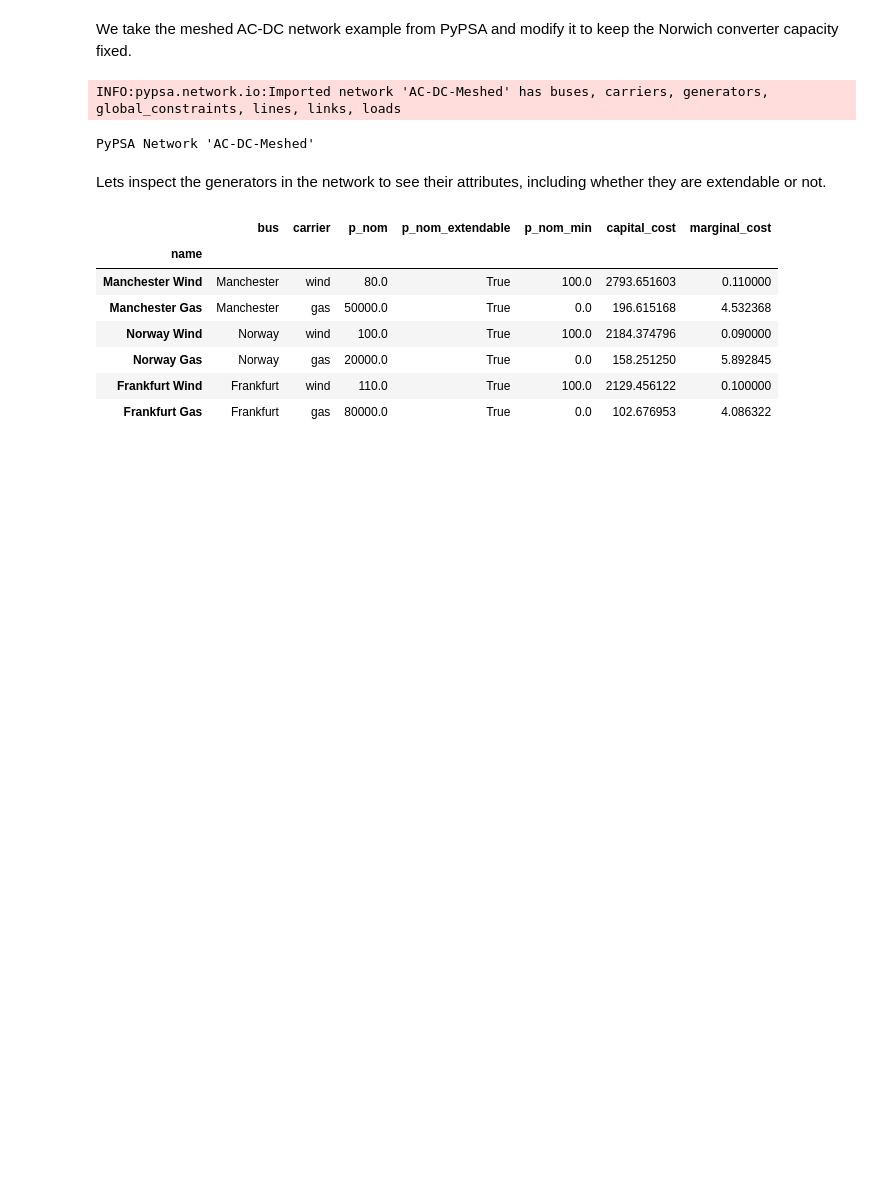
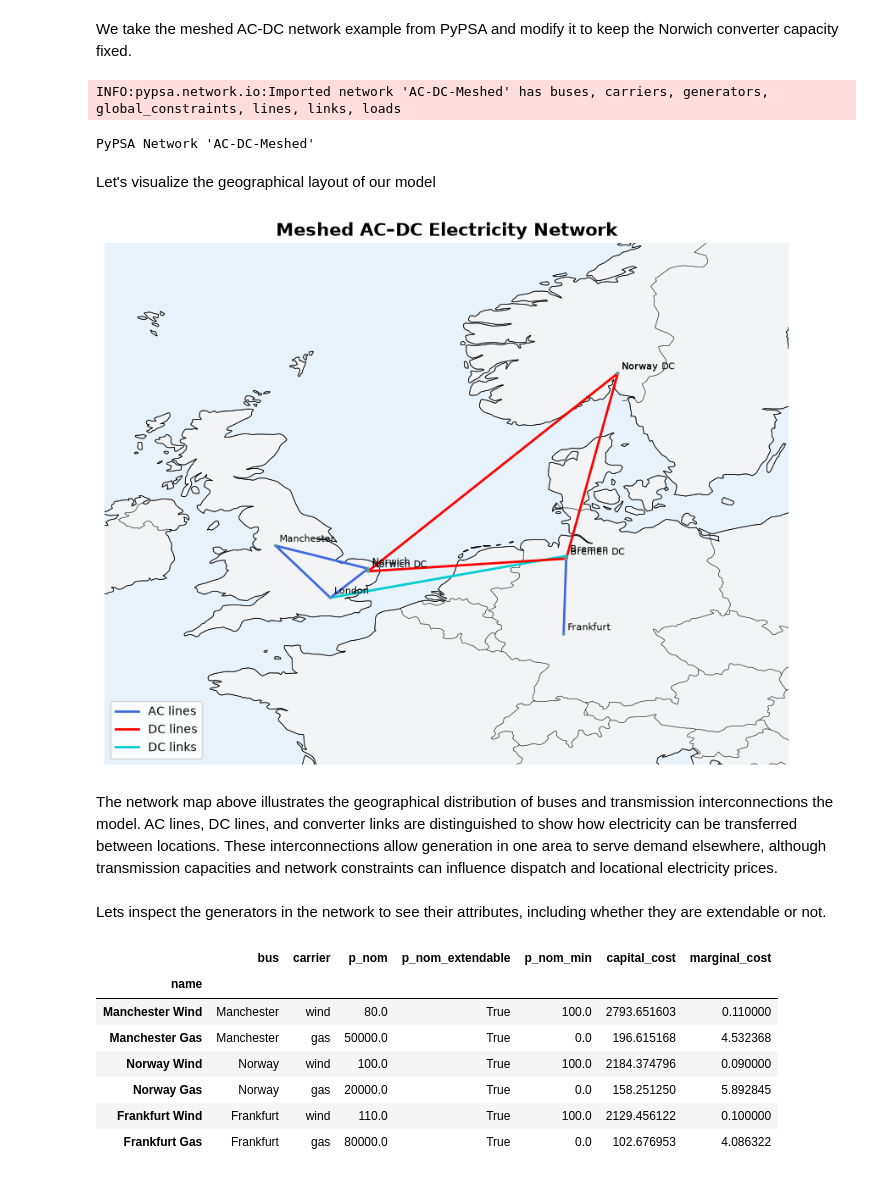
Before and after one commit to BigSam101/pypsa-ac-dc-optimization-analysis, a Jupyter notebook: notebooks/meshed_ac_dc_network.ipynb, the cells around one changed output. Drawn from its saved outputs; the diff is of its cells as text; code cells hidden in the pictures; blank space fills up the shorter version.

Commit message:
Finalize assignment documentation and network map

```diff
--- a/notebooks/meshed_ac_dc_network.ipynb
+++ b/notebooks/meshed_ac_dc_network.ipynb
@@ -22,6 +30,71 @@ print(m_net)
 # %% [output]
 INFO:pypsa.network.io:Imported network 'AC-DC-Meshed' has buses, carriers, generators, global_constraints, lines, links, loads
 PyPSA Network 'AC-DC-Meshed'
+# %% [markdown]
+Let's visualize the geographical layout of our model
+# %%
+# Identifying the AC and DC transmission lines
+line_colors = m_net.lines.bus0.map(
+    m_net.buses.carrier
+).map(lambda carrier: "red" if carrier == "DC" else "royalblue")
+
+fig, ax = plt.subplots(
+    figsize=(12, 8),
+    subplot_kw={"projection": ccrs.PlateCarree()}
+)
+
+# Geographic background
+ax.add_feature(cfeature.LAND, facecolor="#f3f4f6")
+ax.add_feature(cfeature.OCEAN, facecolor="#e8f2fa")
+ax.add_feature(cfeature.COASTLINE, linewidth=0.6)
+ax.add_feature(cfeature.BORDERS, linestyle=":", linewidth=0.5)
+
+# Draw the network
+m_net.plot(
+    ax=ax,
+    line_colors=line_colors,
+    link_colors="darkturquoise",
+    bus_sizes=0.004,
+    line_widths=2,
+    link_widths=2,
+    margin=0.5
+)
+
+# Label buses
+for bus, data in m_net.buses.iterrows():
+    ax.text(
+        data.x + 0.15,
+        data.y + 0.15,
+        bus,
+        fontsize=8,
+        transform=ccrs.PlateCarree()
+    )
+
+ax.set_title(
+    "Meshed AC–DC Electricity Network",
+    fontsize=15,
+    weight="bold"
+)
+
+legend_elements = [
+    Line2D([0], [0], color="royalblue", lw=2, label="AC lines"),
+    Line2D([0], [0], color="red", lw=2, label="DC lines"),
+    Line2D([0], [0], color="darkturquoise", lw=2, label="DC links")
+]
+
+ax.legend(handles=legend_elements, loc="lower left")
+
+plt.savefig(
+    "../plots/ac_dc_network_map.png",
+    dpi=300,
+    bbox_inches="tight"
+)
+
+plt.show()
+# %% [output]
+[figure, added]
+# %% [markdown]
+The network map above illustrates the geographical distribution of buses and transmission interconnections the model. AC lines, DC lines, and converter links are distinguished to show how electricity can be transferred between locations. These interconnections allow generation in one area to serve demand elsewhere, although transmission capacities and network constraints can influence dispatch and locational electricity prices.
 # %% [markdown]
 Lets inspect the generators in the network to see their attributes, including whether they are extendable or not.
 # %%
```
Also changed, not shown: parts of 6 cells of this notebook, 2 other files.
